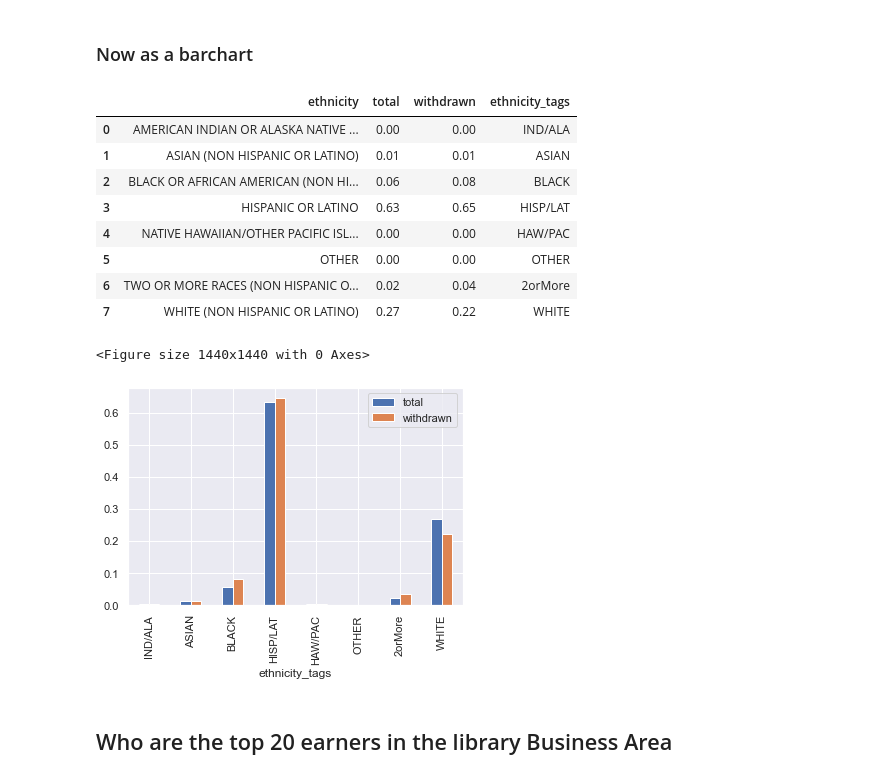
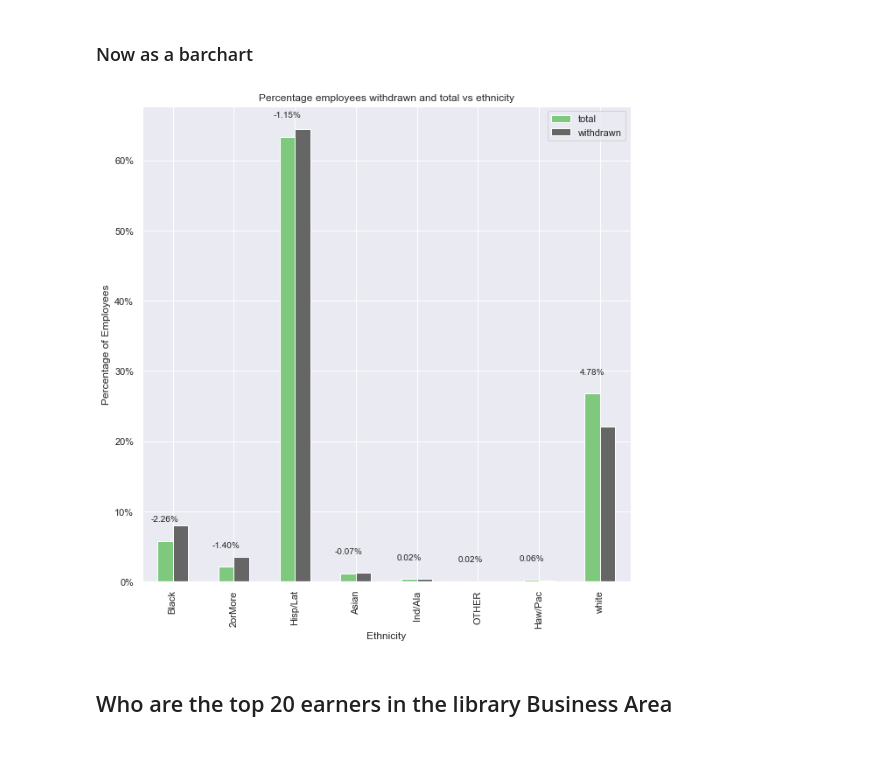
Before and after one commit to danschumac1/COSA_City_Compensation_2021, a Jupyter notebook: CityComp_Code.ipynb, the cells around one changed output. Cells and saved outputs as stored; diff of their text form; code cells hidden in the pictures; blank space fills up the shorter version.

```diff
--- a/CityComp_Code.ipynb
+++ b/CityComp_Code.ipynb
@@ -900,24 +868,25 @@ byEthnicity['ethnicity_tags'] =  byEthnicity['ethnicity'].map(ethnicity_map)
-# %%
-byEthnicity
-# %% [output]
-|  | ethnicity | total | withdrawn | ethnicity_tags |
-| 0 | AMERICAN INDIAN OR ALASKA NATIVE ... | 0.00 | 0.00 | IND/ALA |
-| 1 | ASIAN (NON HISPANIC OR LATINO) | 0.01 | 0.01 | ASIAN |
-| 2 | BLACK OR AFRICAN AMERICAN (NON HI... | 0.06 | 0.08 | BLACK |
-| 3 | HISPANIC OR LATINO | 0.63 | 0.65 | HISP/LAT |
-| 4 | NATIVE HAWAIIAN/OTHER PACIFIC ISL... | 0.00 | 0.00 | HAW/PAC |
-| 5 | OTHER | 0.00 | 0.00 | OTHER |
-| 6 | TWO OR MORE RACES (NON HISPANIC O... | 0.02 | 0.04 | 2orMore |
-| 7 | WHITE (NON HISPANIC OR LATINO) | 0.27 | 0.22 | WHITE |
-# %%
-plt.figure(figsize=(20,20))
-
-byEthnicity.set_index('ethnicity_tags').plot(kind='bar')
-
-plt.show()
-# %% [output]
-<Figure size 1440x1440 with 0 Axes>
-[figure, removed]
+# %%
+#plot
+ax = byEthnicity[['total','withdrawn']].plot(figsize=(10,10),kind='bar',cmap='Accent')
+
+#make y axis in percents
+ax.yaxis.set_major_formatter(mpl.ticker.StrMethodFormatter('{x:,.0f}%'))
+
+#set labels and titles
+plt.xlabel('Ethnicity')
+plt.ylabel('Percentage of Employees')
+plt.title('Percentage employees withdrawn and total vs ethnicity')
+
+#show difference between total and withdrawn employees
+annotations = ax.bar_label(ax.containers[0],labels=['%.2f%%' % n for n in difference], padding=20)
+
+#show
+plt.show()
+
+if record:
+    plt.savefig('8.2_Percentage employees withdrawn and total vs ethnicity'.png)
+# %% [output]
+[figure, added]
 # %% [markdown]
 ## Who are the top 20 earners in the library Business Area
 # %%
```
Also changed, not shown: parts of 59 cells of this notebook, 28 other files.
